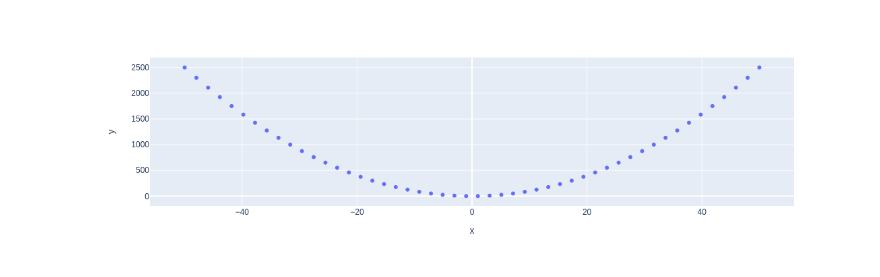
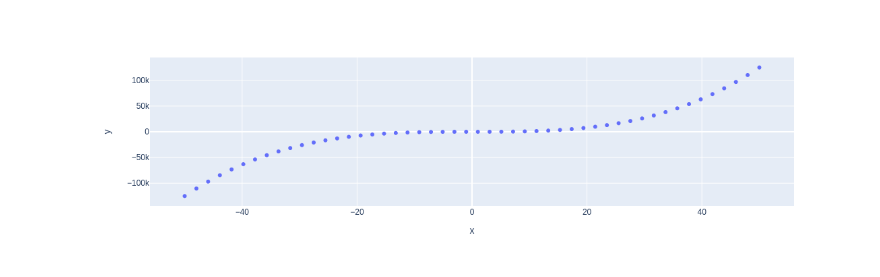
Before and after one commit to lifehalo/my-notebooks-repo, a Jupyter notebook: experiment1.ipynb, the cells around one changed output. Cells and saved outputs as stored; diff of their text form; code cells hidden in the pictures.

```diff
--- a/experiment1.ipynb
+++ b/experiment1.ipynb
@@ -6,7 +6,7 @@ import plotly.express as px
 x = np.linspace(start=-50, stop=50)
 
 # y-axis data points
-y = x ** 2
+y = x ** 3
 
 # define the plot
 fig = px.scatter(x=x, y=y)
@@ -17 +16 @@ fig.show()
-[figure, old version]
+[figure, new version]
```
Also changed, not shown: parts of 1 cell of this notebook.
